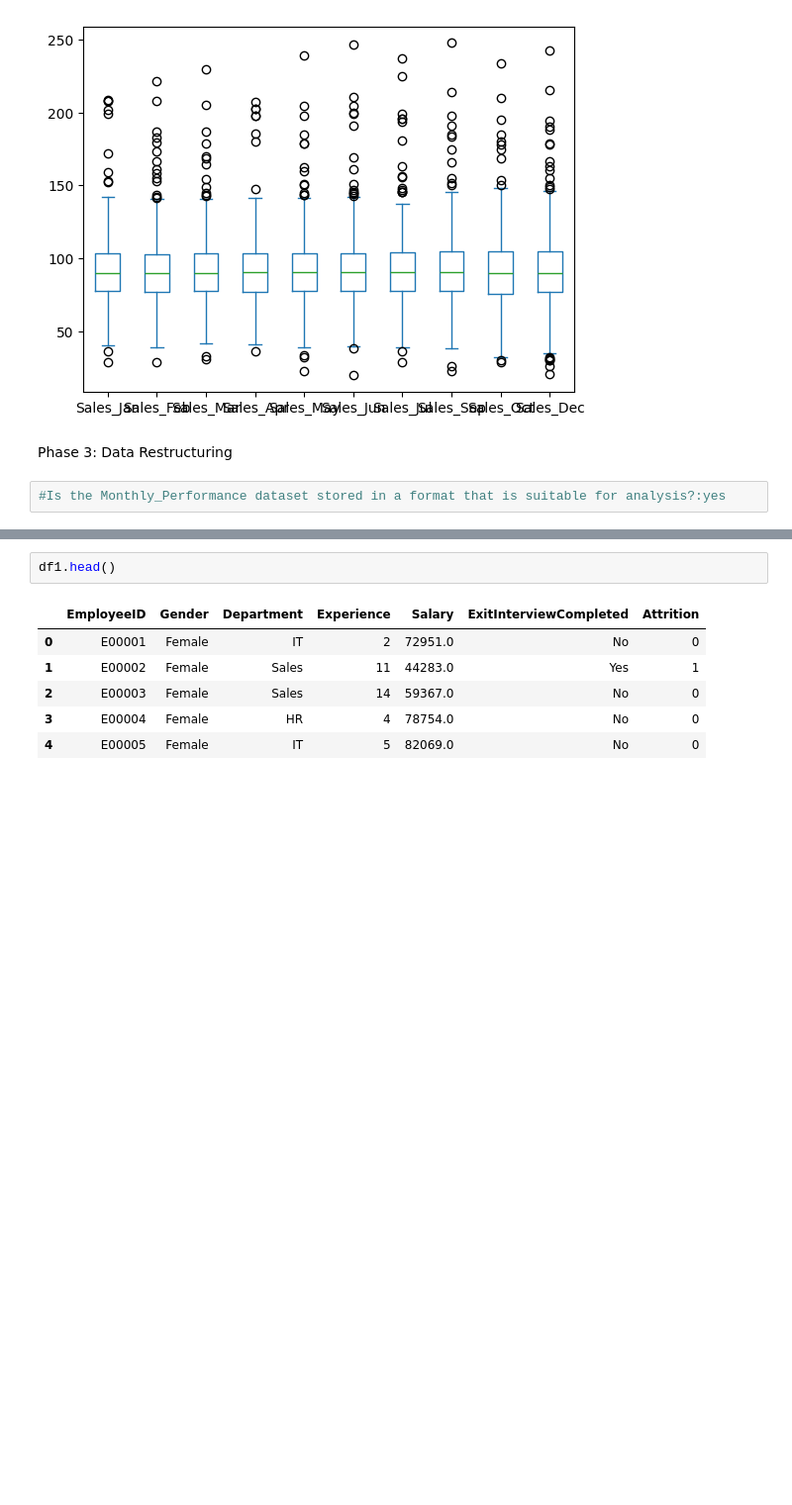
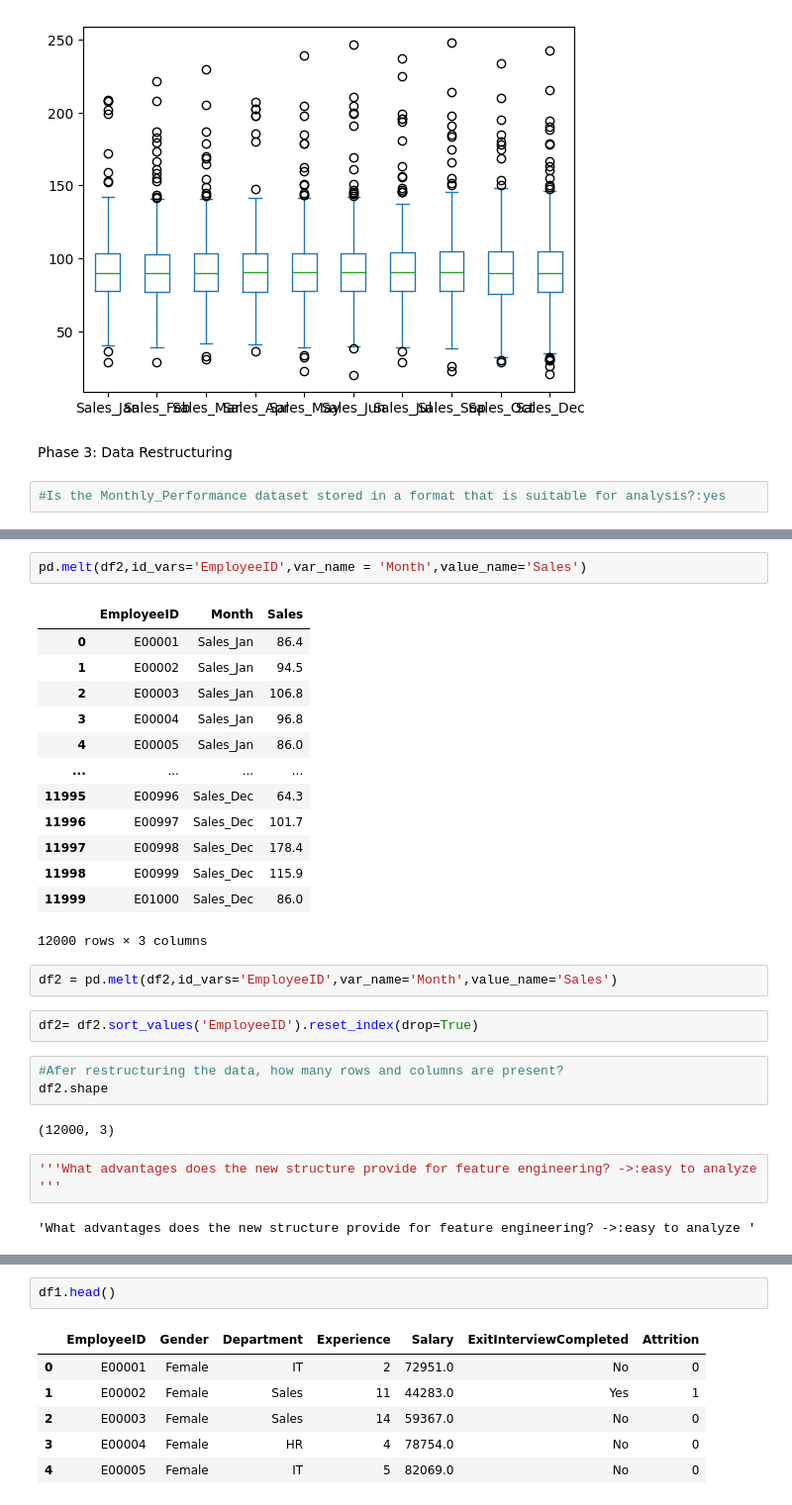
Before and after one commit to Yashzope/EDA_PracT, a Jupyter notebook: edaPract3.ipynb, the cells around one changed output, grey strips where cells are left out. Shown at 99% size. Drawn from its saved outputs; the diff is of its cells as text; blank space fills up the shorter version.

```diff
--- a/edaPract3.ipynb
+++ b/edaPract3.ipynb
@@ -432,0 +440,29 @@ Phase 3: Data Restructuring
+# %%
+pd.melt(df2,id_vars='EmployeeID',var_name = 'Month',value_name='Sales')
+# %% [output]
+|  | EmployeeID | Month | Sales |
+| 0 | E00001 | Sales_Jan | 86.4 |
+| 1 | E00002 | Sales_Jan | 94.5 |
+| 2 | E00003 | Sales_Jan | 106.8 |
+| 3 | E00004 | Sales_Jan | 96.8 |
+| 4 | E00005 | Sales_Jan | 86.0 |
+| ... | ... | ... | ... |
+| 11995 | E00996 | Sales_Dec | 64.3 |
+| 11996 | E00997 | Sales_Dec | 101.7 |
+| 11997 | E00998 | Sales_Dec | 178.4 |
+| 11998 | E00999 | Sales_Dec | 115.9 |
+| 11999 | E01000 | Sales_Dec | 86.0 |
+12000 rows × 3 columns
+# %%
+df2 = pd.melt(df2,id_vars='EmployeeID',var_name='Month',value_name='Sales')
+# %%
+df2= df2.sort_values('EmployeeID').reset_index(drop=True)
+# %%
+#Afer restructuring the data, how many rows and columns are present?
+df2.shape
+# %% [output]
+(12000, 3)
+# %%
+'''What advantages does the new structure provide for feature engineering? ->:easy to analyze '''
+# %% [output]
+'What advantages does the new structure provide for feature engineering? ->:easy to analyze '
```
Also changed, not shown: parts of 22 cells of this notebook.
